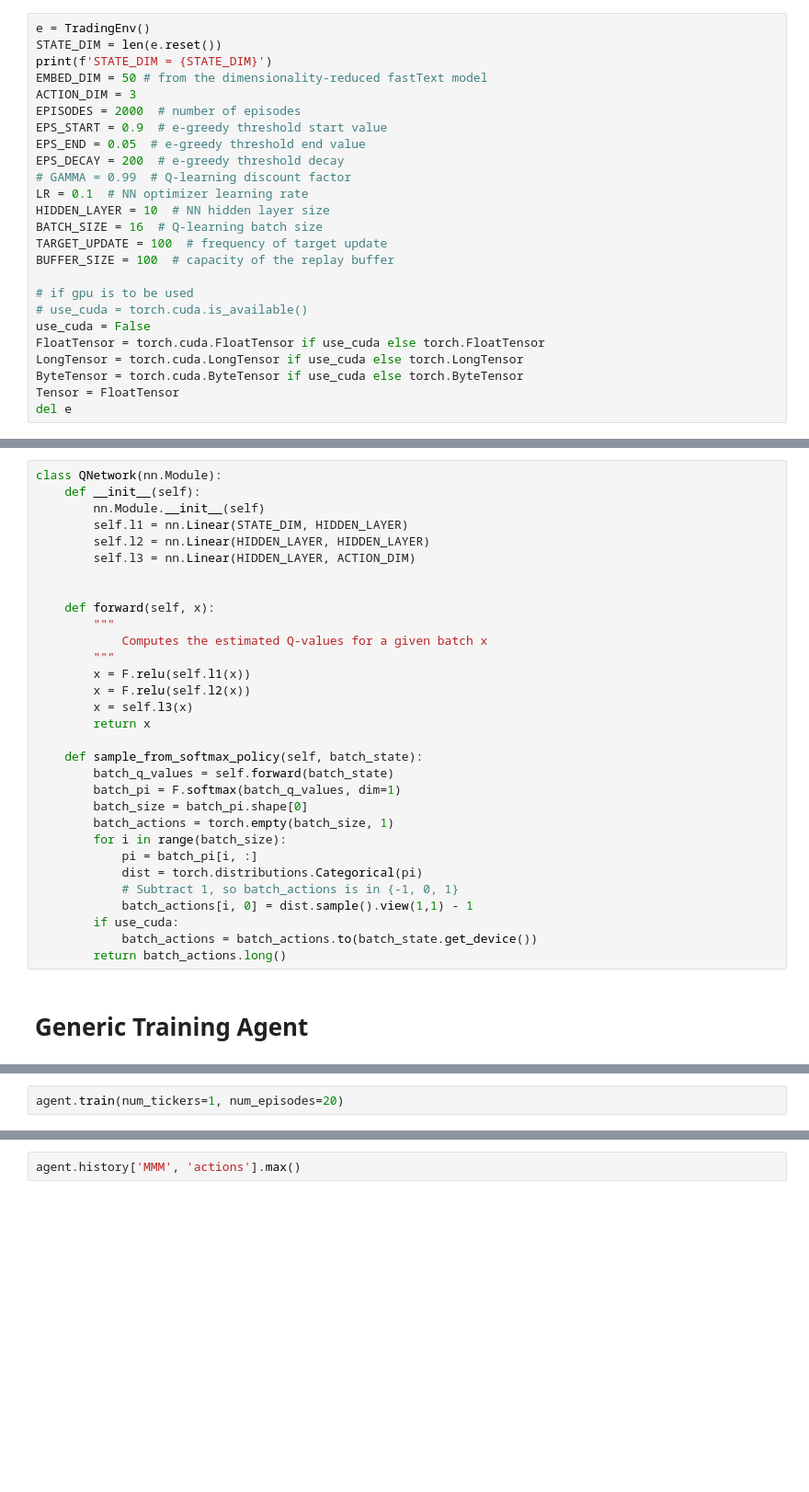
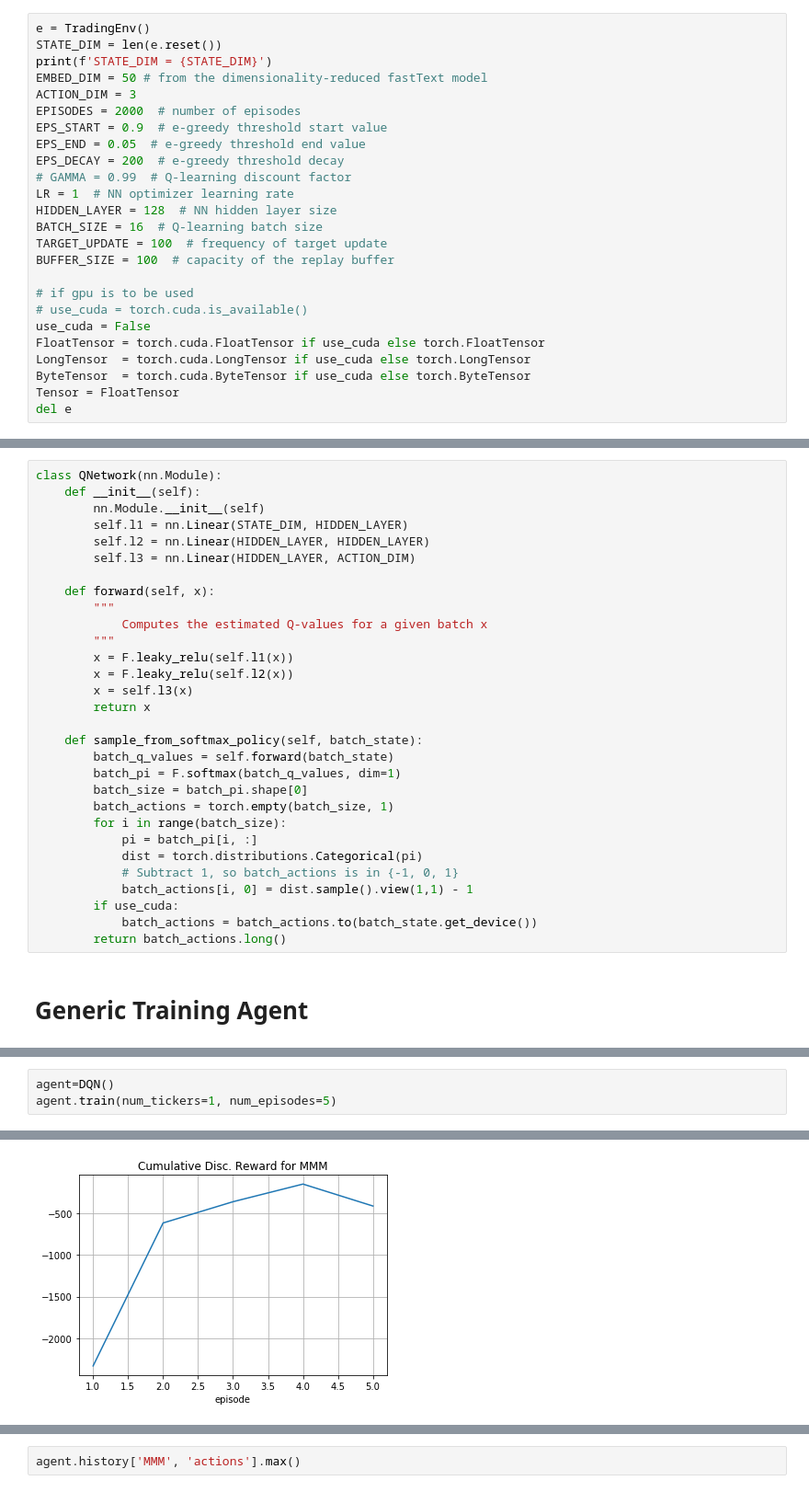
Before and after one commit to AaruranLog/rl-trading, a Jupyter notebook: agents.ipynb, the cells around one changed output, grey strips where cells are left out. Shown at 92% size. Saved outputs shown, nothing was run; the diff lists cells and outputs as text; blank space fills up the shorter version.

```diff
--- a/agents.ipynb
+++ b/agents.ipynb
@@ -39,8 +39,8 @@ EPS_START = 0.9  # e-greedy threshold start value
 EPS_END = 0.05  # e-greedy threshold end value
 EPS_DECAY = 200  # e-greedy threshold decay
 # GAMMA = 0.99  # Q-learning discount factor
-LR = 0.1  # NN optimizer learning rate
-HIDDEN_LAYER = 10  # NN hidden layer size
+LR = 1  # NN optimizer learning rate
+HIDDEN_LAYER = 128  # NN hidden layer size
 BATCH_SIZE = 16  # Q-learning batch size
 TARGET_UPDATE = 100  # frequency of target update
 BUFFER_SIZE = 100  # capacity of the replay buffer
@@ -49,8 +49,8 @@ BUFFER_SIZE = 100  # capacity of the replay buffer
 # use_cuda = torch.cuda.is_available()
 use_cuda = False
 FloatTensor = torch.cuda.FloatTensor if use_cuda else torch.FloatTensor
-LongTensor = torch.cuda.LongTensor if use_cuda else torch.LongTensor
-ByteTensor = torch.cuda.ByteTensor if use_cuda else torch.ByteTensor
+LongTensor  = torch.cuda.LongTensor if use_cuda else torch.LongTensor
+ByteTensor  = torch.cuda.ByteTensor if use_cuda else torch.ByteTensor
 Tensor = FloatTensor
 del e
 # %% [output]
@@ -73,13 +73,12 @@ class QNetwork(nn.Module):
         self.l2 = nn.Linear(HIDDEN_LAYER, HIDDEN_LAYER)
         self.l3 = nn.Linear(HIDDEN_LAYER, ACTION_DIM)
 
-
     def forward(self, x):
         """
             Computes the estimated Q-values for a given batch x
         """
-        x = F.relu(self.l1(x))
-        x = F.relu(self.l2(x))
+        x = F.leaky_relu(self.l1(x))
+        x = F.leaky_relu(self.l2(x))
         x = self.l3(x)
         return x
 
@@ -251,3 +271,4 @@ agent=DQN()
 # %%
-agent.train(num_tickers=1, num_episodes=20)
+agent=DQN()
+agent.train(num_tickers=1, num_episodes=5)
 # %% [output]
@@ -285,0 +377 @@ Updating target network
+[figure, added]
```
Also changed, not shown: parts of 17 cells of this notebook, 1 other file.
